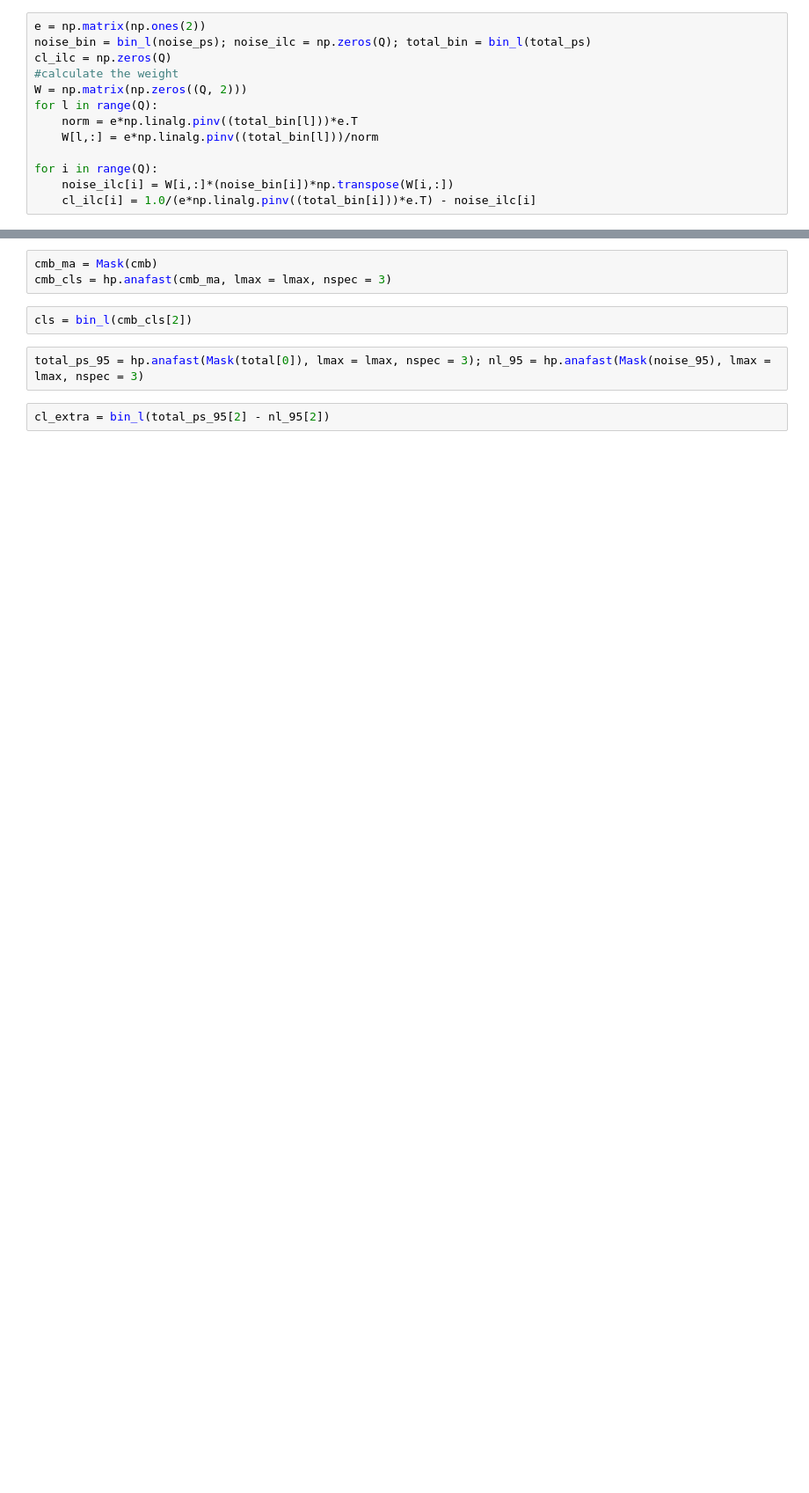
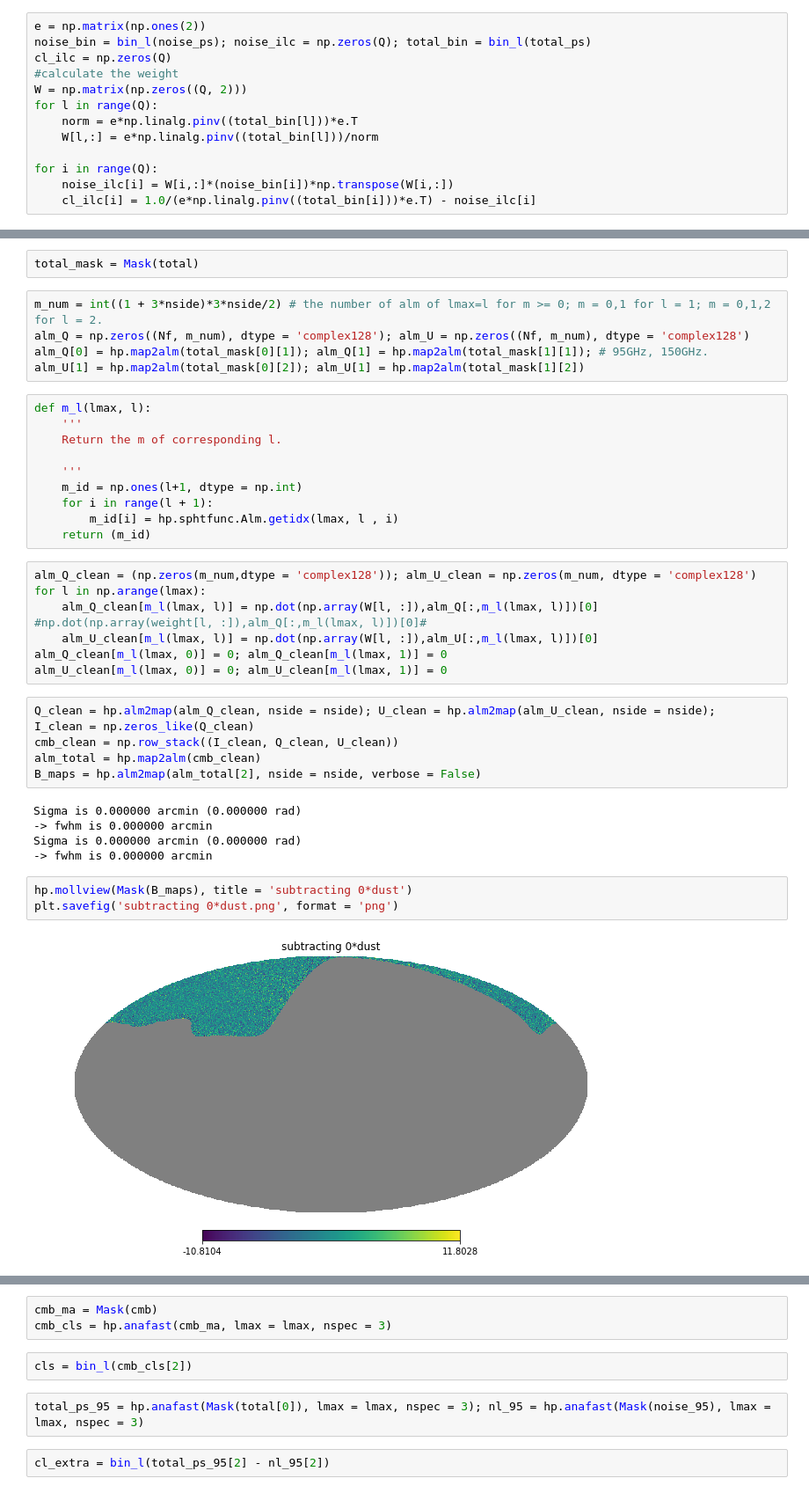
Before and after one commit to yaojian95/Ali_foreground, a Jupyter notebook: codes/Foregrounds.ipynb, the cells around one changed output, grey strips where cells are left out. Shown at 88% size. Cells and saved outputs as stored; diff of their text form; blank space fills up the shorter version.

```diff
--- a/codes/Foregrounds.ipynb
+++ b/codes/Foregrounds.ipynb
@@ -288,0 +277,40 @@ for i in range(Q):
+# %%
+total_mask = Mask(total)
+# %%
+m_num = int((1 + 3*nside)*3*nside/2) # the number of alm of lmax=l for m >= 0; m = 0,1 for l = 1; m = 0,1,2 for l = 2.
+alm_Q = np.zeros((Nf, m_num), dtype = 'complex128'); alm_U = np.zeros((Nf, m_num), dtype = 'complex128')
+alm_Q[0] = hp.map2alm(total_mask[0][1]); alm_Q[1] = hp.map2alm(total_mask[1][1]); # 95GHz, 150GHz.
+alm_U[1] = hp.map2alm(total_mask[0][2]); alm_U[1] = hp.map2alm(total_mask[1][2])
+# %%
+def m_l(lmax, l):
+    '''
+    Return the m of corresponding l.
+
+    '''
+    m_id = np.ones(l+1, dtype = np.int)
+    for i in range(l + 1):
+        m_id[i] = hp.sphtfunc.Alm.getidx(lmax, l , i)
+    return (m_id)
+# %%
+alm_Q_clean = (np.zeros(m_num,dtype = 'complex128')); alm_U_clean = np.zeros(m_num, dtype = 'complex128')
+for l in np.arange(lmax):
+    alm_Q_clean[m_l(lmax, l)] = np.dot(np.array(W[l, :]),alm_Q[:,m_l(lmax, l)])[0] #np.dot(np.array(weight[l, :]),alm_Q[:,m_l(lmax, l)])[0]#
+    alm_U_clean[m_l(lmax, l)] = np.dot(np.array(W[l, :]),alm_U[:,m_l(lmax, l)])[0]
+alm_Q_clean[m_l(lmax, 0)] = 0; alm_Q_clean[m_l(lmax, 1)] = 0
+alm_U_clean[m_l(lmax, 0)] = 0; alm_U_clean[m_l(lmax, 1)] = 0
+# %%
+Q_clean = hp.alm2map(alm_Q_clean, nside = nside); U_clean = hp.alm2map(alm_U_clean, nside = nside);
+I_clean = np.zeros_like(Q_clean)
+cmb_clean = np.row_stack((I_clean, Q_clean, U_clean))
+alm_total = hp.map2alm(cmb_clean)
+B_maps = hp.alm2map(alm_total[2], nside = nside, verbose = False)
+# %% [output]
+Sigma is 0.000000 arcmin (0.000000 rad)
+-> fwhm is 0.000000 arcmin
+Sigma is 0.000000 arcmin (0.000000 rad)
+-> fwhm is 0.000000 arcmin
+# %%
+hp.mollview(Mask(B_maps), title = 'subtracting 0*dust')
+plt.savefig('subtracting 0*dust.png', format = 'png')
+# %% [output]
+[figure, added]
```
Also changed, not shown: parts of 39 cells of this notebook.
